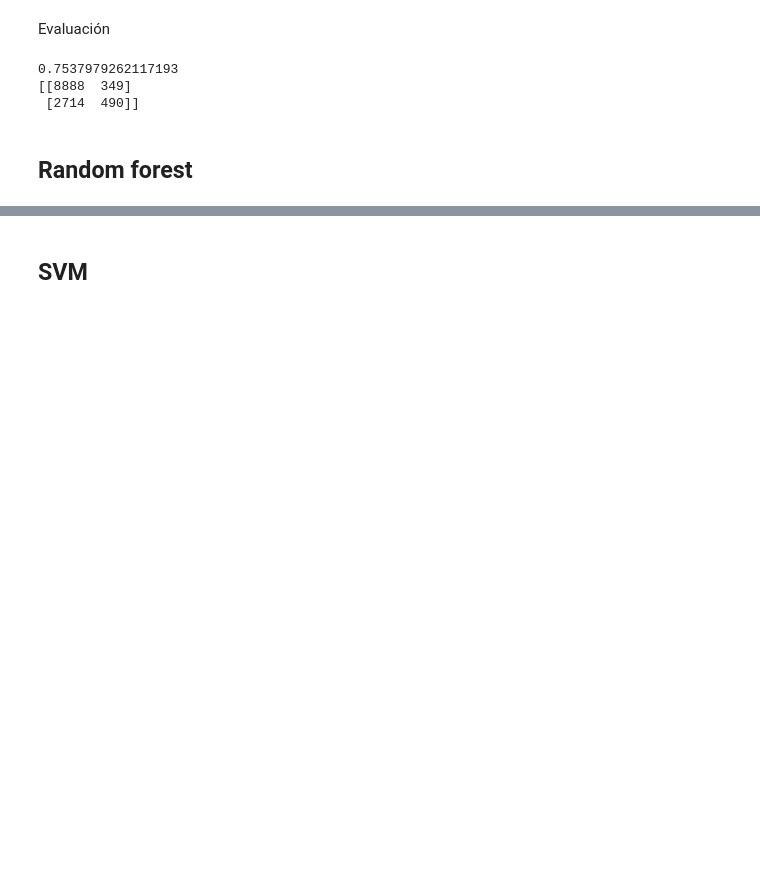
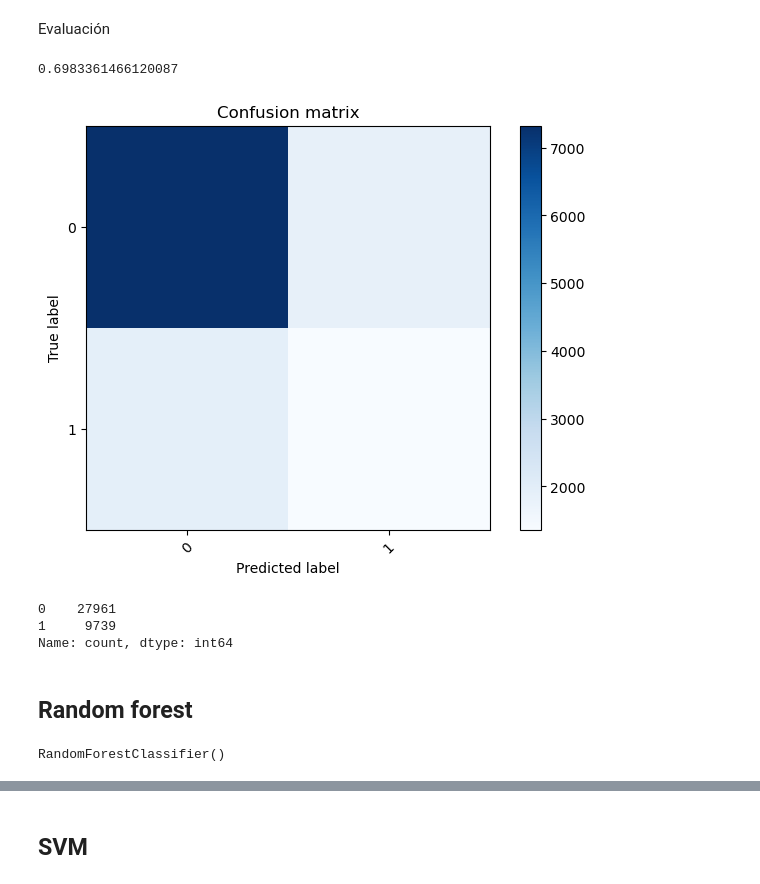
Before and after one commit to jbaezarh/Relational-ML, a Jupyter notebook: notebooks/2_ml_manual_feature_extraction.ipynb, the cells around one changed output, grey strips where cells are left out. Saved outputs shown, nothing was run; the diff lists cells and outputs as text; code cells hidden in the pictures; blank space fills up the shorter version.

```diff
--- a/notebooks/2_ml_manual_feature_extraction.ipynb
+++ b/notebooks/2_ml_manual_feature_extraction.ipynb
@@ -56,15 +123,33 @@ Evaluación
+# %%
+def plot_confusion_matrix(cm, target_labels, title='Confusion matrix',cmap=plt.cm.Blues):
+    plt.imshow(cm, interpolation='nearest', cmap=cmap)
+    plt.title(title)
+    plt.colorbar()
+    tick_marks = np.arange(len(target_labels))
+    plt.xticks(tick_marks, target_labels, rotation=45)
+    plt.yticks(tick_marks, target_labels)
+    plt.tight_layout()
+    plt.ylabel('True label')
+    plt.xlabel('Predicted label')
 # %%
-from sklearn.metrics import accuracy_score, confusion_matrix
 
 
-y_pred = clf.predict(X_test)
+
+y_pred = grid.predict(X_test)
 
 print(accuracy_score(y_true= y_test,y_pred=y_pred))
+confu_mat = confusion_matrix(y_true= y_test,y_pred=y_pred)
 
-print(confusion_matrix(y_true= y_test,y_pred=y_pred))
+
+plot_confusion_matrix(confu_mat,[0,1])
 # %% [output]
-0.7537979262117193
-[[8888  349]
- [2714  490]]
+0.6983361466120087
+[figure, added]
+# %%
+y.value_counts()
+# %% [output]
+0    27961
+1     9739
+Name: count, dtype: int64
 # %% [markdown]
 ## Random forest
@@ -70,0 +163,7 @@ print(confusion_matrix(y_true= y_test,y_pred=y_pred))
+# %%
+rf.fit(X_train_samp,y_train_samp)
+# rf.fit(X_train_undersamp,y_train_undersamp)
+# rf.fit(X_train_oversamp,y_train_oversamp)
+# rf.fit(X_train,y_train)
+# %% [output]
+RandomForestClassifier()
```
Also changed, not shown: parts of 23 cells of this notebook.
